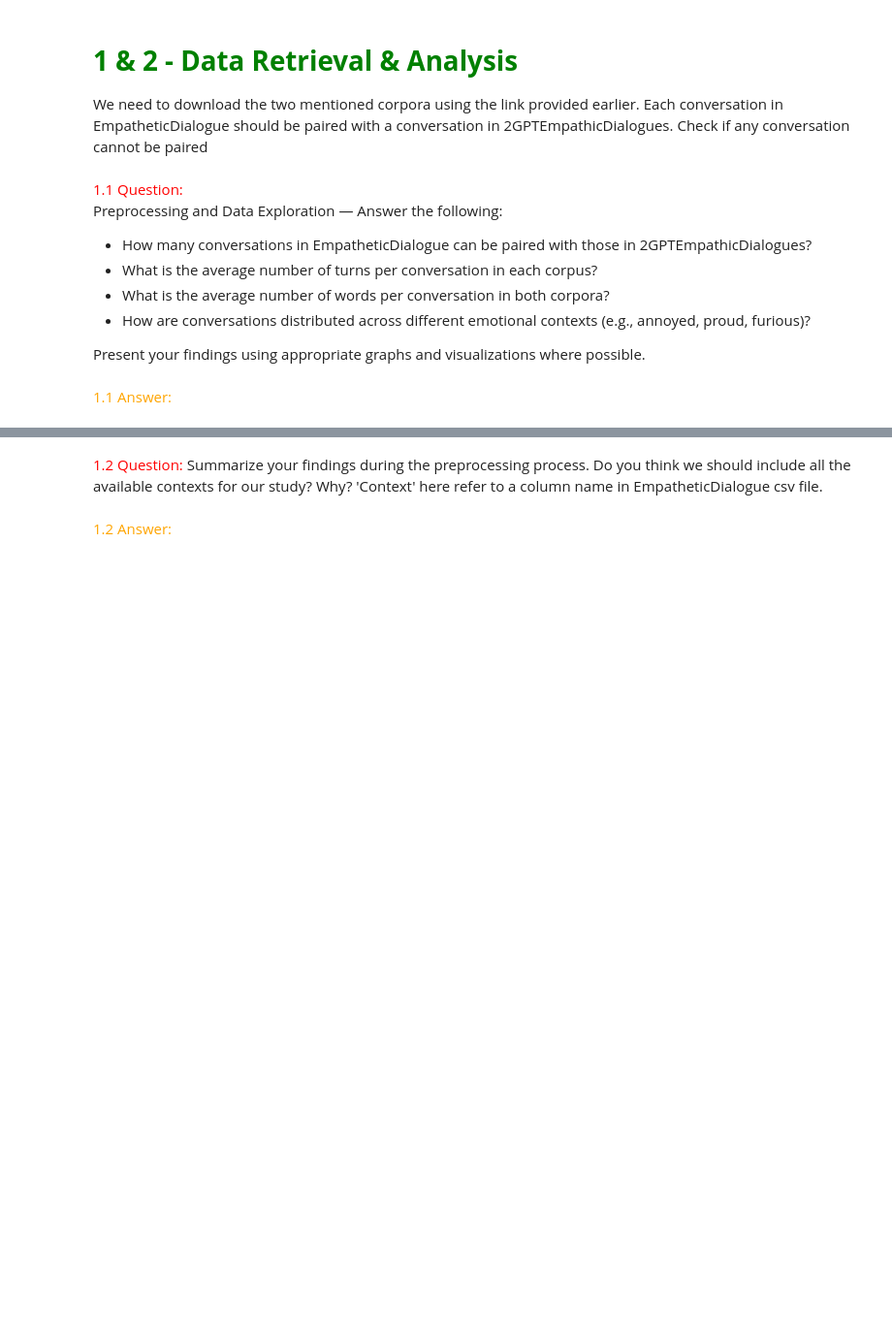
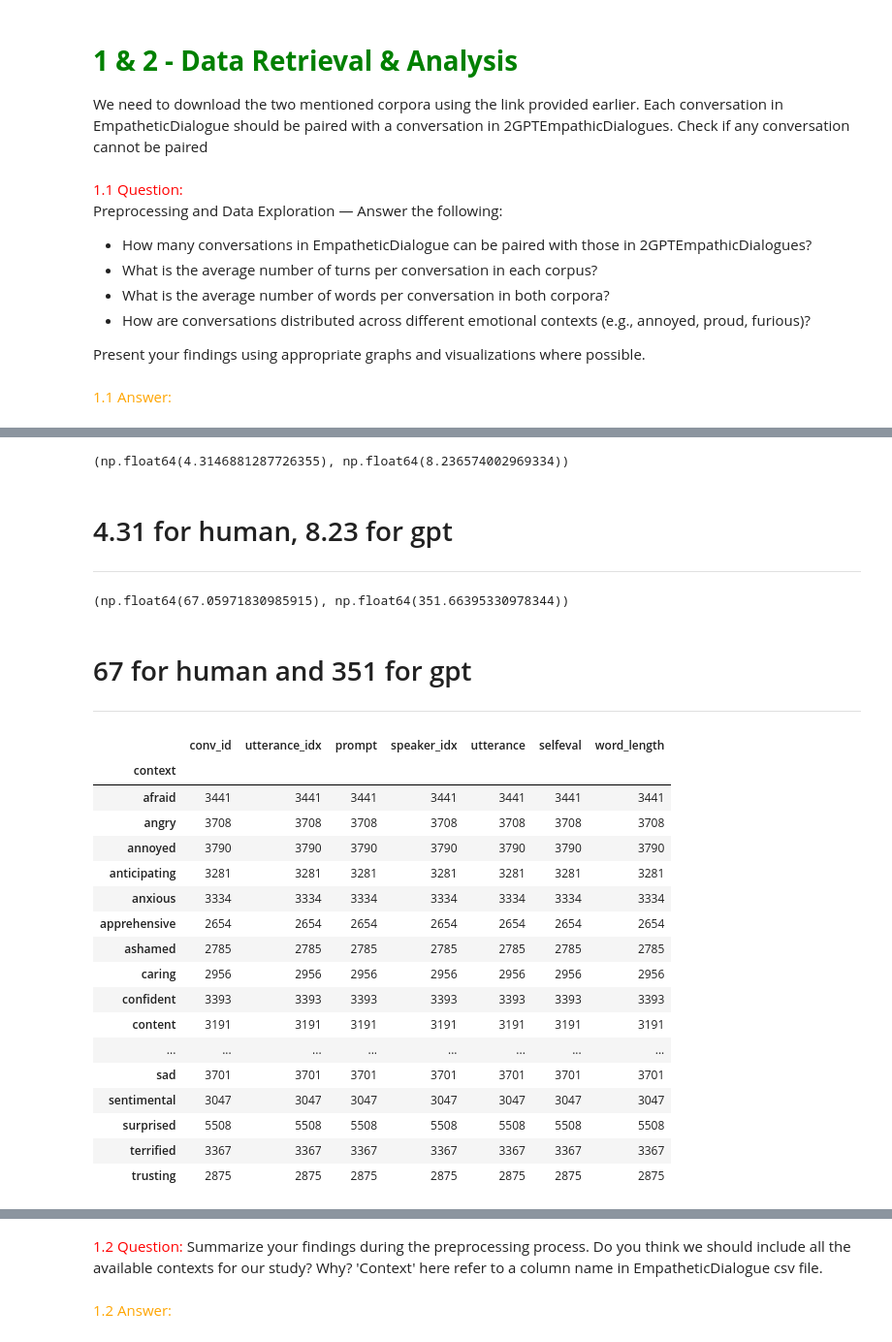
Before and after one commit to telecom-projet-nlp/human-gpt-linguistic-differences, a Jupyter notebook: notebook/Notebook Z.ipynb, the cells around one changed output, grey strips where cells are left out. Shown: that part at 97% size. Cells and saved outputs as stored; diff of their text form; code cells hidden in the pictures; blank space fills up the shorter version.

```diff
--- a/notebook/Notebook Z.ipynb
+++ b/notebook/Notebook Z.ipynb
@@ -57,8 +57,8 @@ import pandas as pd
 import csv
 import json
 # %%
-df_test = pd.read_csv('../data/empatheticdialogues/test.csv', quoting=0, usecols=[0,1,2,3,4,5,6])
-df_valid = pd.read_csv('../data/empatheticdialogues/valid.csv', quoting=0, usecols=[0,1,2,3,4,5,6])
-df_train = pd.read_csv('../data/empatheticdialogues/train.csv', quoting=0, usecols=[0,1,2,3,4,5,6])
-df_gpt = pd.read_csv('../data/gptempatheticdialogues/2GPTEmpathicDialoguesDataset.csv')
-df_total = pd.concat([df_test, df_valid, df_train])
+human_test = pd.read_csv('../data/empatheticdialogues/test.csv', quoting=3, usecols=[0,1,2,3,4,5,6])
+human_valid = pd.read_csv('../data/empatheticdialogues/valid.csv', quoting=3, usecols=[0,1,2,3,4,5,6])
+human_train = pd.read_csv('../data/empatheticdialogues/train.csv', quoting=3, usecols=[0,1,2,3,4,5,6])
+gpt = pd.read_csv('../data/gptempatheticdialogues/2GPTEmpathicDialoguesDataset.csv')
+human = pd.concat([human_test, human_valid, human_train])
@@ -104,0 +105,12 @@ a = Whatever(1)
+# %%
+turns_per_conv_human = human.groupby('conv_id')['conv_id'].count().mean()
+turns_per_conv_gpt = gpt_exploded.groupby('conv_id')['conv_id'].count().mean()
+
+turns_per_conv_human, turns_per_conv_gpt
+# %% [output]
+(np.float64(4.3146881287726355), np.float64(8.236574002969334))
+# %% [markdown]
+
+
+# 4.31 for human, 8.23 for gpt
+---
@@ -104,0 +119,37 @@ a = Whatever(1)
+# %%
+human['word_length'] = human['utterance'].apply(lambda utt: len(tokenize.word_tokenize(utt)))
+words_per_conv_human = human.groupby('conv_id')['word_length'].sum().mean()
+gpt_exploded['word_length'] = gpt_exploded['utterance'].apply(lambda utt: len(tokenize.word_tokenize(utt)))
+words_per_conv_gpt = gpt_exploded.groupby('conv_id')['word_length'].sum().mean()
+
+words_per_conv_human, words_per_conv_gpt
+# %% [output]
+(np.float64(67.05971830985915), np.float64(351.66395330978344))
+# %% [markdown]
+
+# 67 for human and 351 for gpt
+
+---
+# %%
+
+contexts_human = human.drop_duplicates('conv_id').groupby('context')['conv_id'].count()
+contexts_human
+# %% [output]
+|  | conv_id | utterance_idx | prompt | speaker_idx | utterance | selfeval | word_length |
+| context |  |  |  |  |  |  |  |
+| afraid | 3441 | 3441 | 3441 | 3441 | 3441 | 3441 | 3441 |
+| angry | 3708 | 3708 | 3708 | 3708 | 3708 | 3708 | 3708 |
+| annoyed | 3790 | 3790 | 3790 | 3790 | 3790 | 3790 | 3790 |
+| anticipating | 3281 | 3281 | 3281 | 3281 | 3281 | 3281 | 3281 |
+| anxious | 3334 | 3334 | 3334 | 3334 | 3334 | 3334 | 3334 |
+| apprehensive | 2654 | 2654 | 2654 | 2654 | 2654 | 2654 | 2654 |
+| ashamed | 2785 | 2785 | 2785 | 2785 | 2785 | 2785 | 2785 |
+| caring | 2956 | 2956 | 2956 | 2956 | 2956 | 2956 | 2956 |
+| confident | 3393 | 3393 | 3393 | 3393 | 3393 | 3393 | 3393 |
+| content | 3191 | 3191 | 3191 | 3191 | 3191 | 3191 | 3191 |
+| ... | ... | ... | ... | ... | ... | ... | ... |
+| sad | 3701 | 3701 | 3701 | 3701 | 3701 | 3701 | 3701 |
+| sentimental | 3047 | 3047 | 3047 | 3047 | 3047 | 3047 | 3047 |
+| surprised | 5508 | 5508 | 5508 | 5508 | 5508 | 5508 | 5508 |
+| terrified | 3367 | 3367 | 3367 | 3367 | 3367 | 3367 | 3367 |
+| trusting | 2875 | 2875 | 2875 | 2875 | 2875 | 2875 | 2875 |
```
Also changed, not shown: parts of 13 cells of this notebook.
